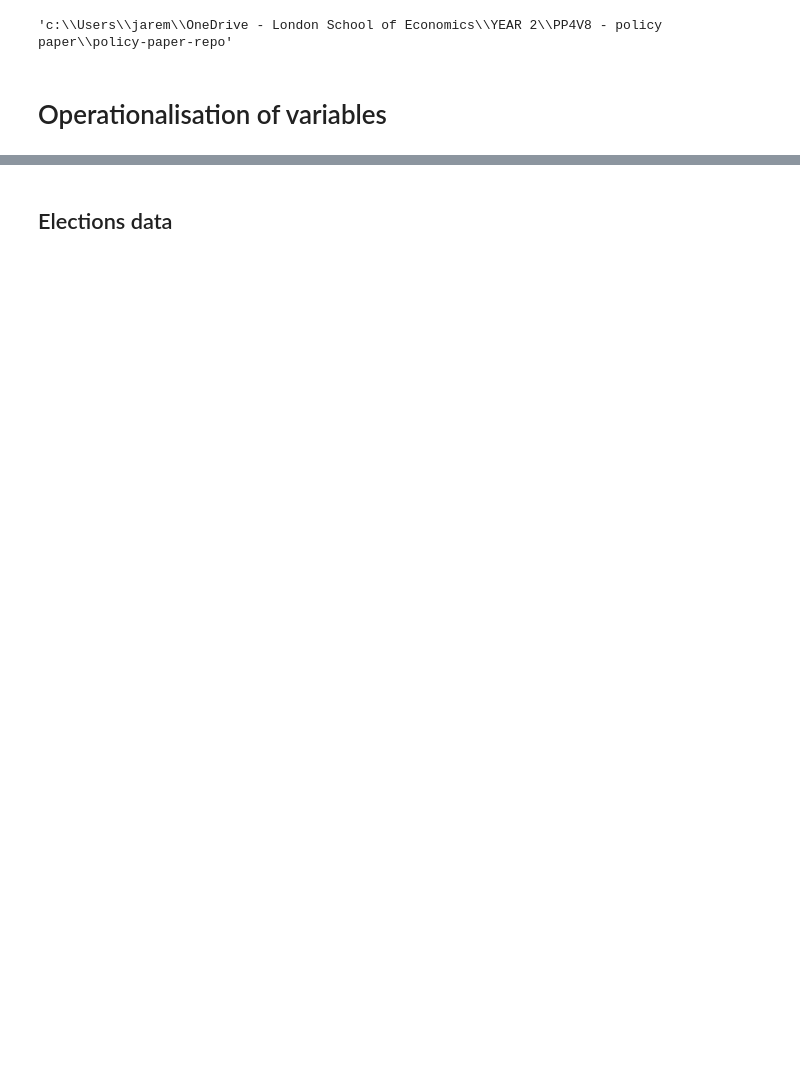
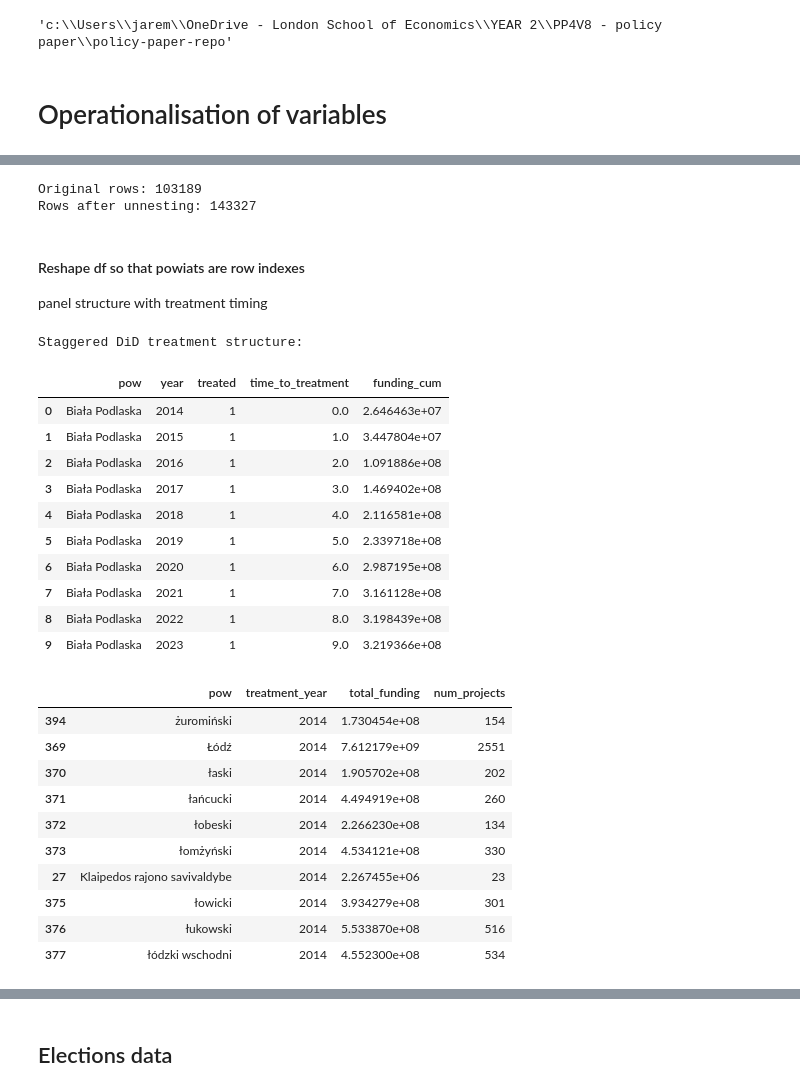
Before and after one commit to aleksandrajaremko/Policy-paper, a Jupyter notebook: code/eda/exploration.ipynb, the cells around one changed output, grey strips where cells are left out. Drawn from its saved outputs; the diff is of its cells as text; code cells hidden in the pictures; blank space fills up the shorter version.

```diff
--- a/code/eda/exploration.ipynb
+++ b/code/eda/exploration.ipynb
@@ -22,0 +79,2 @@ os.getcwd()
+# %%
+PL_projects_14_20['Amount of EU co-financing (EUR)'] = PL_projects_14_20['Amount of EU co-financing (PLN, for ETC projects EUR)']/4.4975 # this exchange rate was taken from the report
@@ -22,0 +83,11 @@ os.getcwd()
+# %%
+df_locations = unnest_locations(PL_projects_14_20, 'Project location', 'Amount of EU co-financing (PLN, for ETC projects EUR)','Amount of EU co-financing (EUR)')
+
+print(f"Original rows: {len(PL_projects_14_20)}")
+print(f"Rows after unnesting: {len(df_locations)}")
+# %% [output]
+Original rows: 103189
+Rows after unnesting: 143327
+# %%
+# add country marker
+df_locations = add_iso3_column(df_locations)
@@ -22,0 +102,6 @@ os.getcwd()
+# %% [markdown]
+#### Reshape df so that powiats are row indexes
+
+panel structure with treatment timing
+# %%
+df_locations = df_locations[df_locations['iso3'] == 'POL']
@@ -22,0 +149,30 @@ os.getcwd()
+# %%
+print("Staggered DiD treatment structure:")
+display(df_staggered_did.head(10))
+
+# Summary: which powiats treated when?
+display(df_treatment_timing.sort_values('treatment_year').head(10))
+# %% [output]
+Staggered DiD treatment structure:
+|  | pow | year | treated | time_to_treatment | funding_cum |
+| 0 | Biała Podlaska | 2014 | 1 | 0.0 | 2.646463e+07 |
+| 1 | Biała Podlaska | 2015 | 1 | 1.0 | 3.447804e+07 |
+| 2 | Biała Podlaska | 2016 | 1 | 2.0 | 1.091886e+08 |
+| 3 | Biała Podlaska | 2017 | 1 | 3.0 | 1.469402e+08 |
+| 4 | Biała Podlaska | 2018 | 1 | 4.0 | 2.116581e+08 |
+| 5 | Biała Podlaska | 2019 | 1 | 5.0 | 2.339718e+08 |
+| 6 | Biała Podlaska | 2020 | 1 | 6.0 | 2.987195e+08 |
+| 7 | Biała Podlaska | 2021 | 1 | 7.0 | 3.161128e+08 |
+| 8 | Biała Podlaska | 2022 | 1 | 8.0 | 3.198439e+08 |
+| 9 | Biała Podlaska | 2023 | 1 | 9.0 | 3.219366e+08 |
+|  | pow | treatment_year | total_funding | num_projects |
+| 394 | żuromiński | 2014 | 1.730454e+08 | 154 |
+| 369 | Łódź | 2014 | 7.612179e+09 | 2551 |
+| 370 | łaski | 2014 | 1.905702e+08 | 202 |
+| 371 | łańcucki | 2014 | 4.494919e+08 | 260 |
+| 372 | łobeski | 2014 | 2.266230e+08 | 134 |
+| 373 | łomżyński | 2014 | 4.534121e+08 | 330 |
+| 27 | Klaipedos rajono savivaldybe | 2014 | 2.267455e+06 | 23 |
+| 375 | łowicki | 2014 | 3.934279e+08 | 301 |
+| 376 | łukowski | 2014 | 5.533870e+08 | 516 |
+| 377 | łódzki wschodni | 2014 | 4.552300e+08 | 534 |
```
Also changed, not shown: parts of 54 cells of this notebook, 2 other files.
